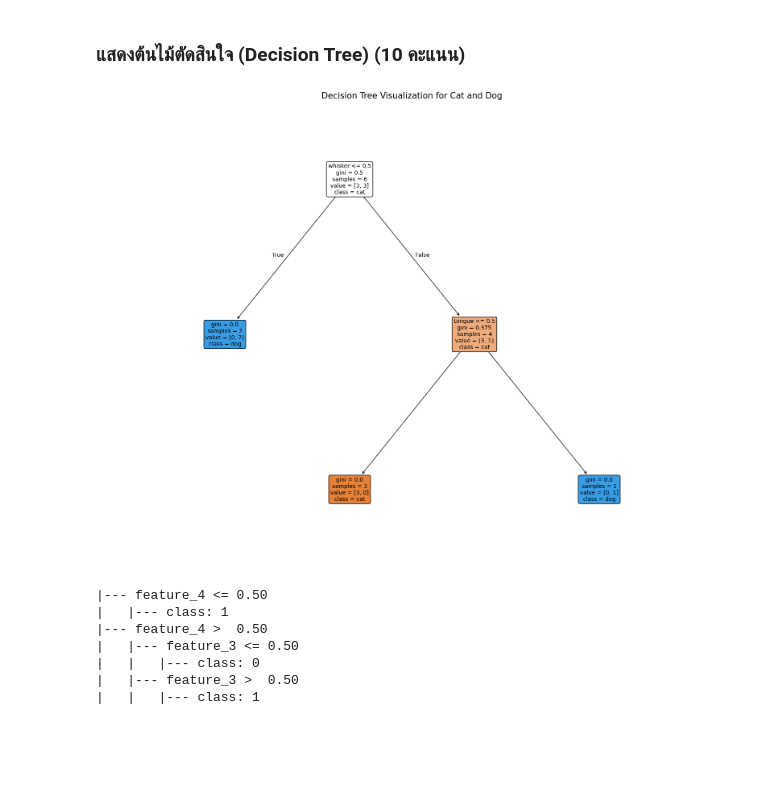
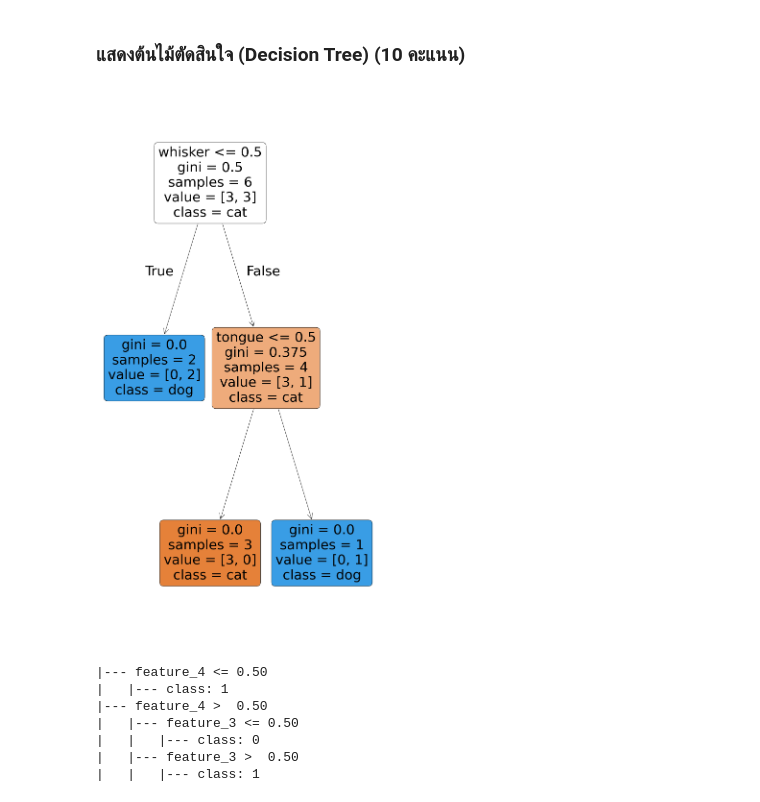
Before and after one commit to P-Phuangsuwan/AI-2025, a Jupyter notebook: certificate_decision_tree_cat_and_dog.ipynb, the cells around one changed output. Cells and saved outputs as stored; diff of their text form; code cells hidden in the pictures; blank space fills up the shorter version.

Commit message:
แก้โค้ด decision tree ใน colab

```diff
--- a/certificate_decision_tree_cat_and_dog.ipynb
+++ b/certificate_decision_tree_cat_and_dog.ipynb
@@ -80,21 +80,15 @@ model.score(features, target)
 1.0
 # %% [markdown]
 ### แสดงต้นไม้ตัดสินใจ (Decision Tree) (10 คะแนน)
-# %%
-# นำเข้า Library สำหรับวาดต้นไม้
-# ส่งโมเดลให้กับ Library สำหรับวาดต้นไม้ (plot_tree) (5 คะแนน)
-# ปรับแต่งกราฟที่ได้ให้สวยงาม
-
-import matplotlib.pyplot as plt
-from sklearn.tree import plot_tree # Import plot_tree from sklearn.tree
-
-# Create a figure and an axes object for better visualization
-plt.figure(figsize=(20, 15)) # Adjust figure size as needed for better readability
-plot_tree(model, feature_names=features_name, class_names=label_encoder.classes_, filled=True, rounded=True, fontsize=10)
-plt.title("Decision Tree Visualization for Cat and Dog", fontsize=15)
-plt.show()
-# %% [output]
-[figure, removed]
+# %%
+import matplotlib.pyplot as plt
+from sklearn import tree
+plt.figure(figsize=(15,30))
+
+tree.plot_tree(model, filled=True, feature_names=features_name, class_names=label_encoder.classes_, rounded=True)
+plt.show()
+# %% [output]
+[figure, added]
 # %%
 # วาดต้นไม้ในลักษณะที่แสดงเป็นข้อความ (export_text) ที่คนทั่วไปสามารถเข้าใจได้ (5 คะแนน)
 from sklearn import tree
```
Also changed, not shown: parts of 3 cells of this notebook.
